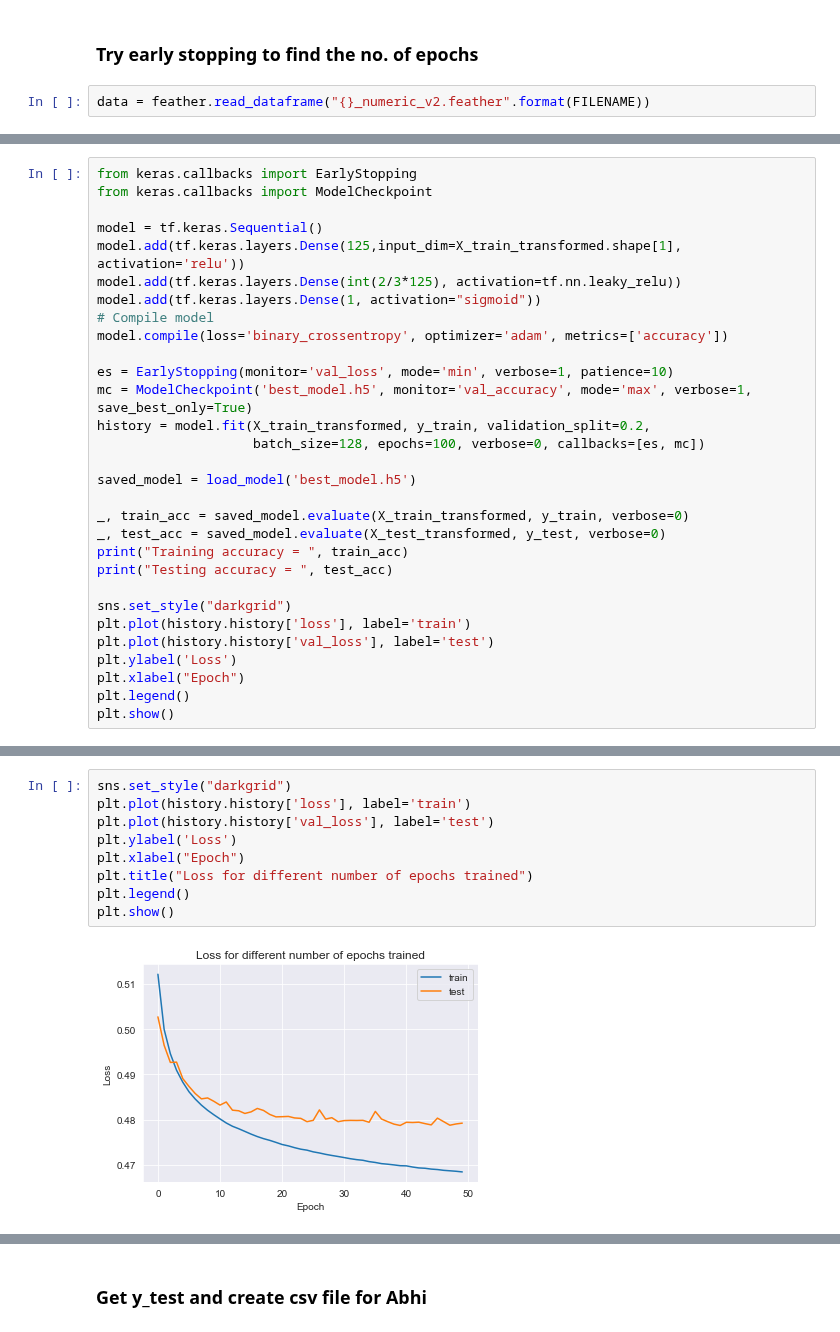
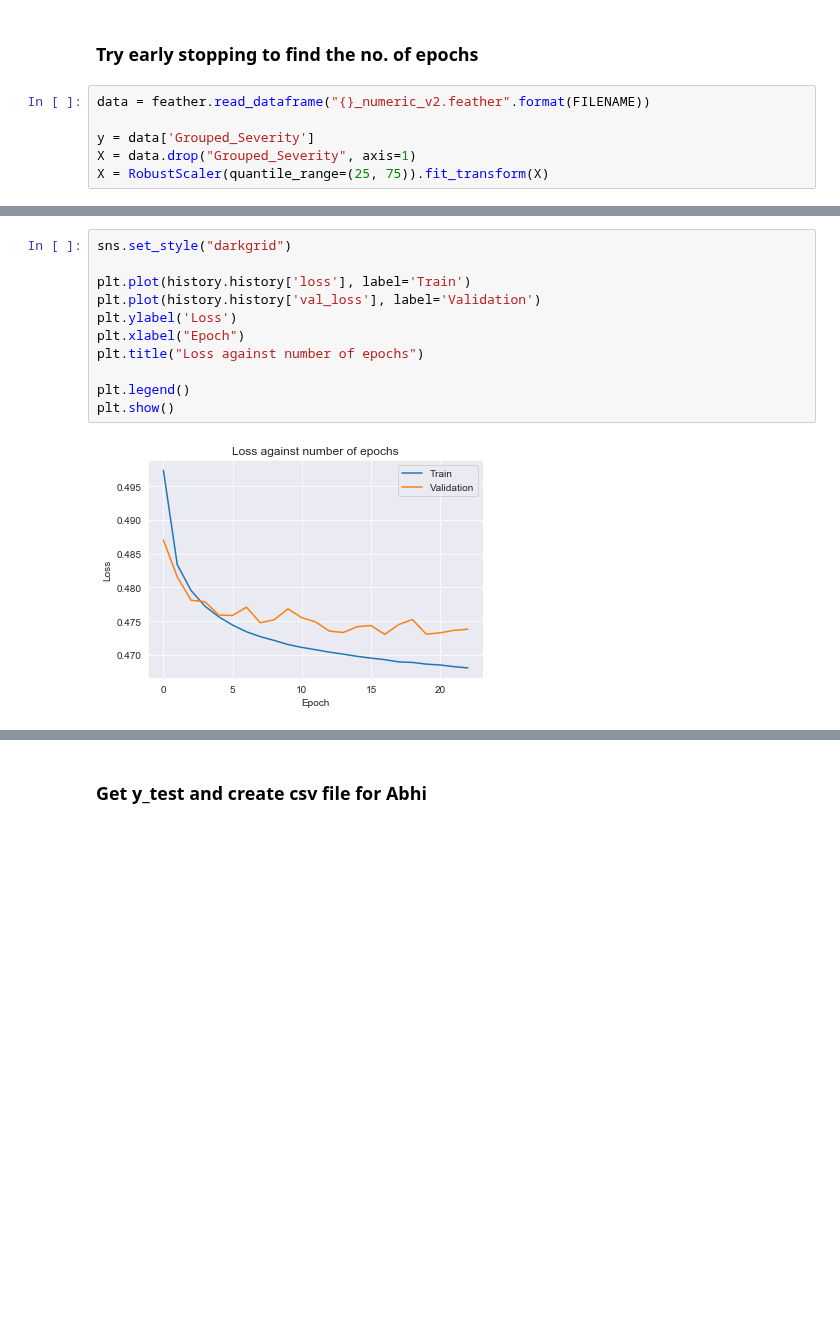
Before and after one commit to Abhilash240800/FinalProject_USAccidents, a Jupyter notebook: Jupyter Notebooks/NeuralNet_v2.ipynb, the cells around one changed output, grey strips where cells are left out. Cells and saved outputs as stored; diff of their text form; blank space fills up the shorter version.

```diff
--- a/Jupyter Notebooks/NeuralNet_v2.ipynb
+++ b/Jupyter Notebooks/NeuralNet_v2.ipynb
@@ -796,4 +792,8 @@ Average Accuracy:  0.759737970641486
 ### Try early stopping to find the no. of epochs
 # %%
 data = feather.read_dataframe("{}_numeric_v2.feather".format(FILENAME))
+
+y = data['Grouped_Severity']
+X = data.drop("Grouped_Severity", axis=1)
+X = RobustScaler(quantile_range=(25, 75)).fit_transform(X)
 # %%
@@ -845,30 +845,0 @@ Testing accuracy =  0.7587059
-# %%
-from keras.callbacks import EarlyStopping
-from keras.callbacks import ModelCheckpoint
-
-model = tf.keras.Sequential()
-model.add(tf.keras.layers.Dense(125,input_dim=X_train_transformed.shape[1], activation='relu'))
-model.add(tf.keras.layers.Dense(int(2/3*125), activation=tf.nn.leaky_relu))
-model.add(tf.keras.layers.Dense(1, activation="sigmoid"))
-# Compile model
-model.compile(loss='binary_crossentropy', optimizer='adam', metrics=['accuracy'])
-
-es = EarlyStopping(monitor='val_loss', mode='min', verbose=1, patience=10)
-mc = ModelCheckpoint('best_model.h5', monitor='val_accuracy', mode='max', verbose=1, save_best_only=True)
-history = model.fit(X_train_transformed, y_train, validation_split=0.2,
-                    batch_size=128, epochs=100, verbose=0, callbacks=[es, mc])
-
-saved_model = load_model('best_model.h5')
-
-_, train_acc = saved_model.evaluate(X_train_transformed, y_train, verbose=0)
-_, test_acc = saved_model.evaluate(X_test_transformed, y_test, verbose=0)
-print("Training accuracy = ", train_acc)
-print("Testing accuracy = ", test_acc)
-
-sns.set_style("darkgrid")
-plt.plot(history.history['loss'], label='train')
-plt.plot(history.history['val_loss'], label='test')
-plt.ylabel('Loss')
-plt.xlabel("Epoch")
-plt.legend()
-plt.show()
@@ -894,11 +846,13 @@ NameError: name 'load_model' is not defined
 # %%
 sns.set_style("darkgrid")
-plt.plot(history.history['loss'], label='train')
-plt.plot(history.history['val_loss'], label='test')
+
+plt.plot(history.history['loss'], label='Train')
+plt.plot(history.history['val_loss'], label='Validation')
 plt.ylabel('Loss')
 plt.xlabel("Epoch")
-plt.title("Loss for different number of epochs trained")
+plt.title("Loss against number of epochs")
+
 plt.legend()
 plt.show()
 # %% [output]
-[figure, old version]
+[figure, new version]
```
Also changed, not shown: parts of 15 cells of this notebook.
